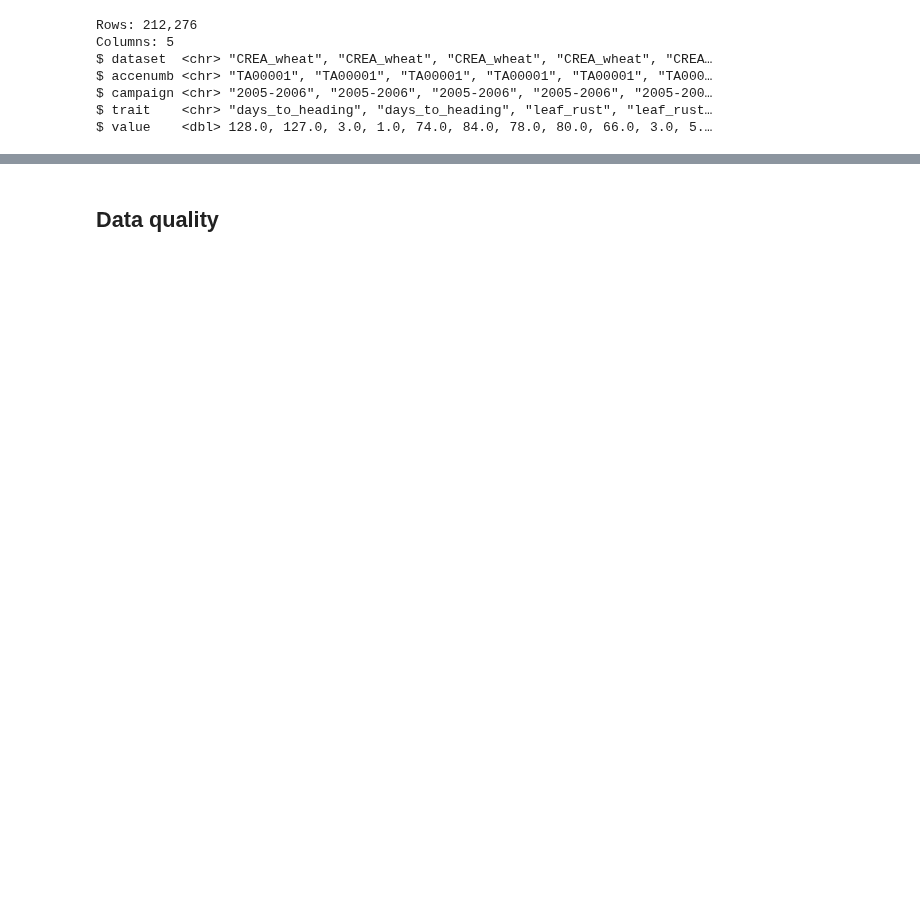
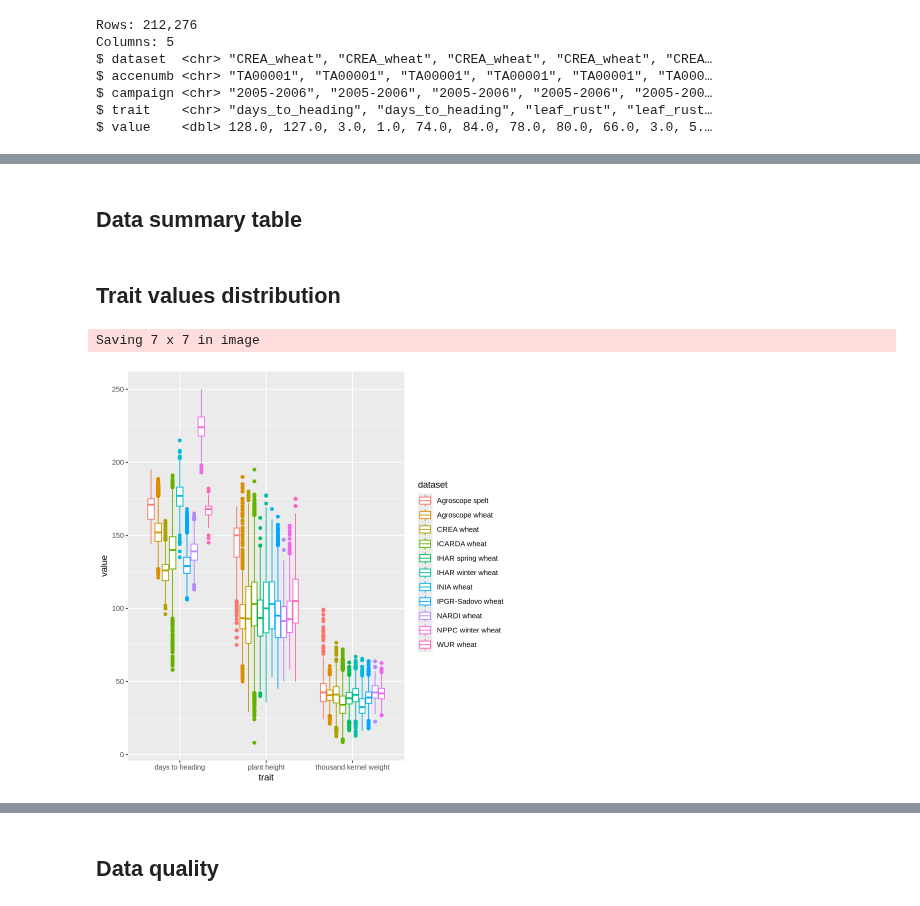
Before and after one commit to AGENTproject/historic_pheno_data_analysis, a Jupyter notebook: figures_and_tables.ipynb, the cells around one changed output, grey strips where cells are left out. Saved outputs shown, nothing was run; the diff lists cells and outputs as text; code cells hidden in the pictures; blank space fills up the shorter version.

```diff
--- a/figures_and_tables.ipynb
+++ b/figures_and_tables.ipynb
@@ -96,0 +116,2 @@ $ value    <dbl> 128.0, 127.0, 3.0, 1.0, 74.0, 84.0, 78.0, 80.0, 66.0, 3.0, 5.
+# %% [markdown]
+## Data summary table
@@ -97 +158,12 @@ $ value    <dbl> 128.0, 127.0, 3.0, 1.0, 74.0, 84.0, 78.0, 80.0, 66.0, 3.0, 5.
+# %% [markdown]
+## Trait values distribution
+# %%
+data_points_corrected |>
+filter(trait %in% c("days_to_heading", "plant_height", "thousand_kernel_weight")) |>
+mutate(across(c(dataset, trait), ~ str_replace_all(.x, "_", " "))) |>
+ggplot(aes(trait, value, color=dataset)) + geom_boxplot()
+ggsave("trait_values_distributions.svg")
+# %% [output]
+Saving 7 x 7 in image
+[figure, added]
 # %% [markdown]
```
Also changed, not shown: parts of 25 cells of this notebook, 8 other files.
